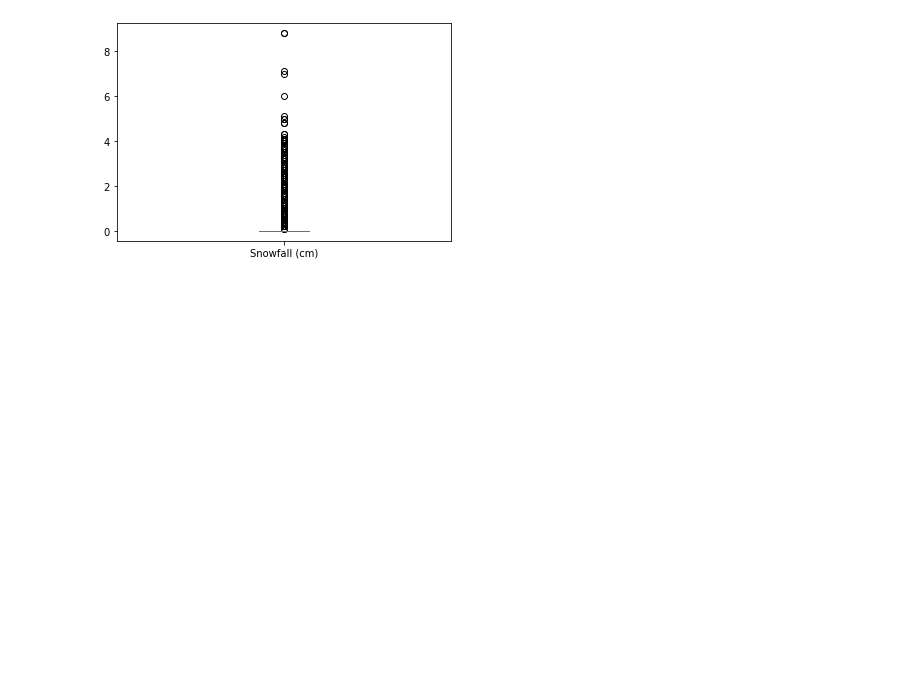
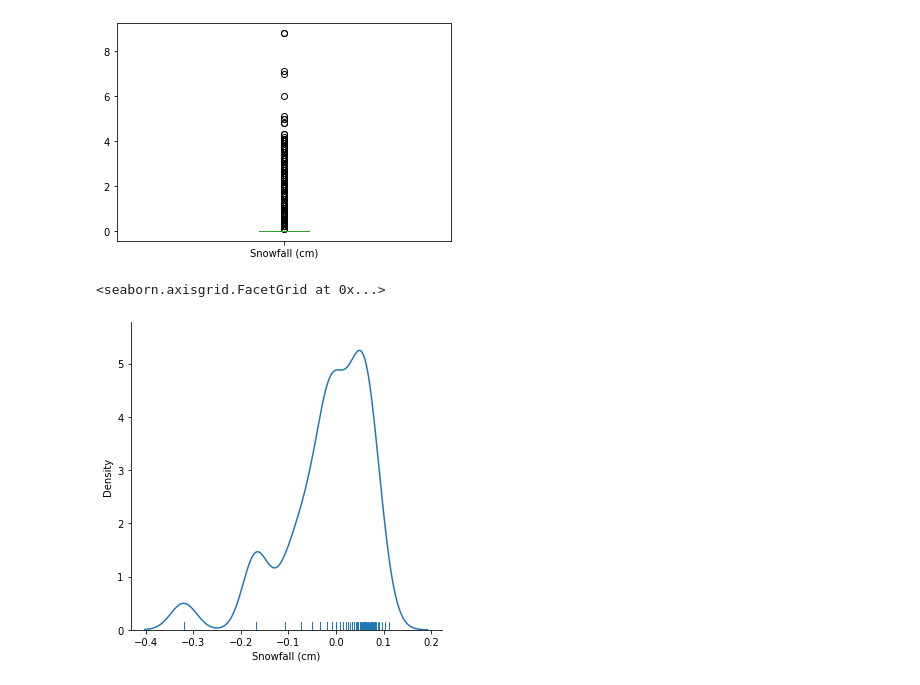
Before and after one commit to ShreedarshM/Bike-Sharing-Demand, a Jupyter notebook: Bike_Sharing_Demand_Prediction_Capstone_Project.ipynb, the cells around one changed output. Drawn from its saved outputs; the diff is of its cells as text; code cells hidden in the pictures; blank space fills up the shorter version.

```diff
--- a/Bike_Sharing_Demand_Prediction_Capstone_Project.ipynb
+++ b/Bike_Sharing_Demand_Prediction_Capstone_Project.ipynb
@@ -245,3 +245,12 @@ dataset['Snowfall (cm)'].plot.box()
 # %% [output]
 <matplotlib.axes._subplots.AxesSubplot at 0x...>
 [figure]
+# %%
+#Outlier treatment
+dataset['Rainfall(mm)']=np.log10(dataset['Rainfall(mm)']+1)
+dataset['Snowfall (cm)']=np.log10(dataset['Snowfall (cm)']+1)
+# %%
+sns.displot(dataset['Snowfall (cm)'], kind='kde', rug=True)
+# %% [output]
+<seaborn.axisgrid.FacetGrid at 0x...>
+[figure, added]
```
Also changed, not shown: parts of 13 cells of this notebook.
